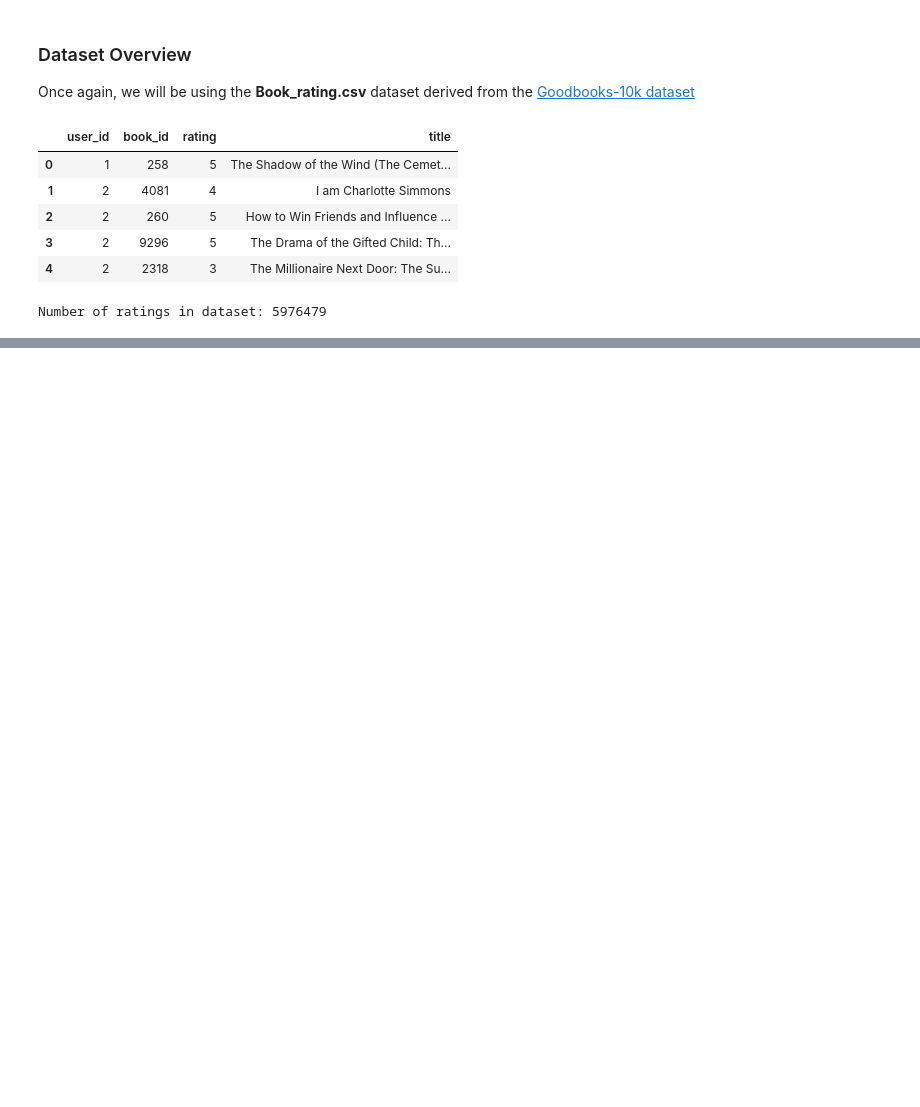
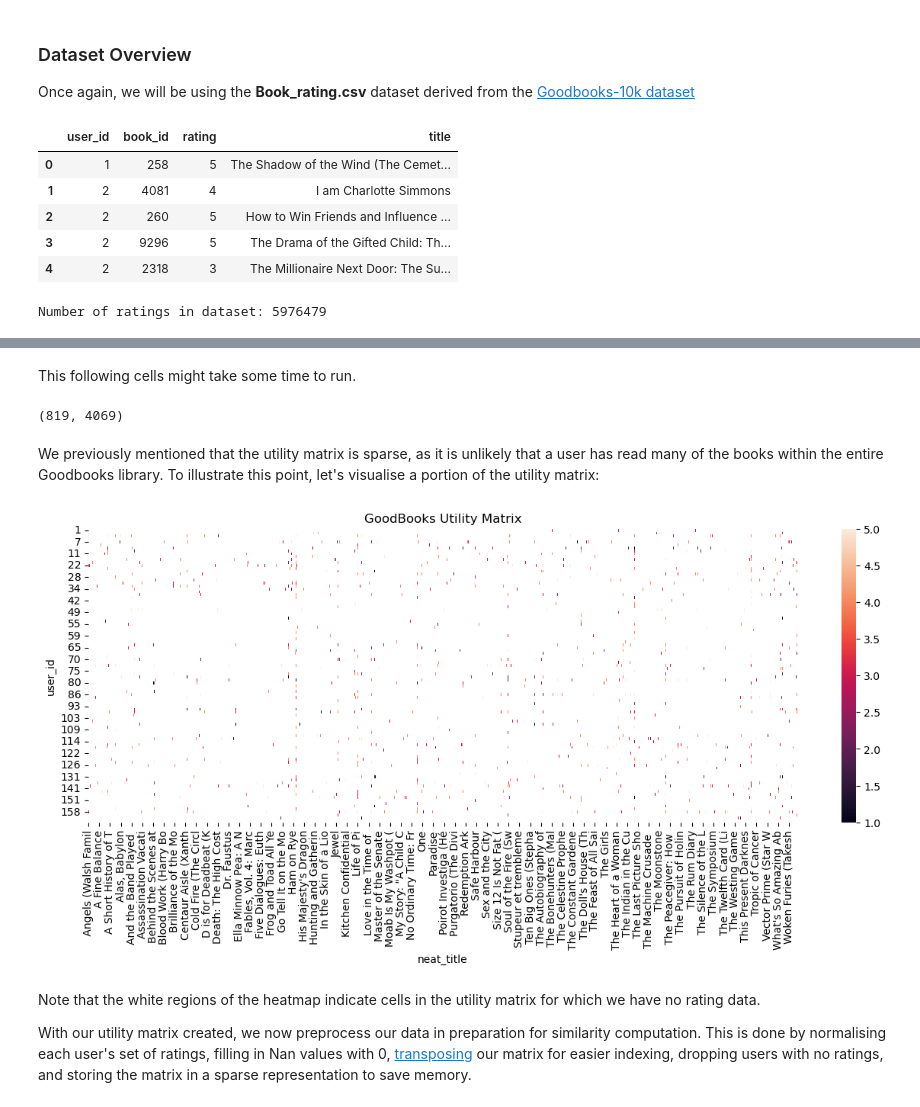
Before and after one commit to EbrahemHassan132/goodbooks-10k, a Jupyter notebook: Bulding_the_recommender_system.ipynb, the cells around one changed output, grey strips where cells are left out. Saved outputs shown, nothing was run; the diff lists cells and outputs as text; code cells hidden in the pictures; blank space fills up the shorter version.

Commit message:
Start the collaborative filtering implementation step 1 --> create the utility matrix step 2 --> calculate the similarity

```diff
--- a/Bulding_the_recommender_system.ipynb
+++ b/Bulding_the_recommender_system.ipynb
@@ -453,0 +454,3 @@ Number of ratings in dataset: 5976479
+# %%
+book_ratings_reduced = book_ratings.iloc[:40000, :]
+book_ratings_reduced.head()
@@ -453,0 +472,28 @@ Number of ratings in dataset: 5976479
+# %% [markdown]
+This following cells might take some time to run.
+# %%
+util_matrix = book_ratings_reduced.pivot_table(index=['user_id'],
+                                       columns=['title'],
+                                       values='rating')
+util_matrix.shape
+# %% [output]
+(819, 4069)
+# %% [markdown]
+We previously mentioned that the utility matrix is sparse, as it is unlikely that a user has read many of the books within the entire Goodbooks library. To illustrate this point, let's visualise a portion of the utility matrix:
+# %%
+# Create a neat version of the utility matrix to assist with plotting book titles
+book_ratings['neat_title'] = book_ratings_reduced['title'].apply(lambda x: x[:20])
+util_matrix_neat = book_ratings.pivot_table(index=['user_id'],
+                                            columns=['neat_title'],
+                                            values='rating')
+
+fig, ax = plt.subplots(figsize=(15,5))
+# We select only the first 100 users for ease of computation and visualisation.
+# You can play around with this value to see more of the utility matrix.
+_ = sns.heatmap(util_matrix_neat[:100], annot=False, ax=ax).set_title('GoodBooks Utility Matrix')
+# %% [output]
+[figure, added]
+# %% [markdown]
+Note that the white regions of the heatmap indicate cells in the utility matrix for which we have no rating data.
+
+With our utility matrix created, we now preprocess our data in preparation for similarity computation. This is done by normalising each user's set of ratings, filling in Nan values with 0, [transposing](https://www.khanacademy.org/math/linear-algebra/matrix-transformations/matrix-transpose/v/linear-algebra-transpose-of-a-matrix) our matrix for easier indexing, dropping users with no ratings, and storing the matrix in a sparse representation to save memory.
```
Also changed, not shown: parts of 12 cells of this notebook.
